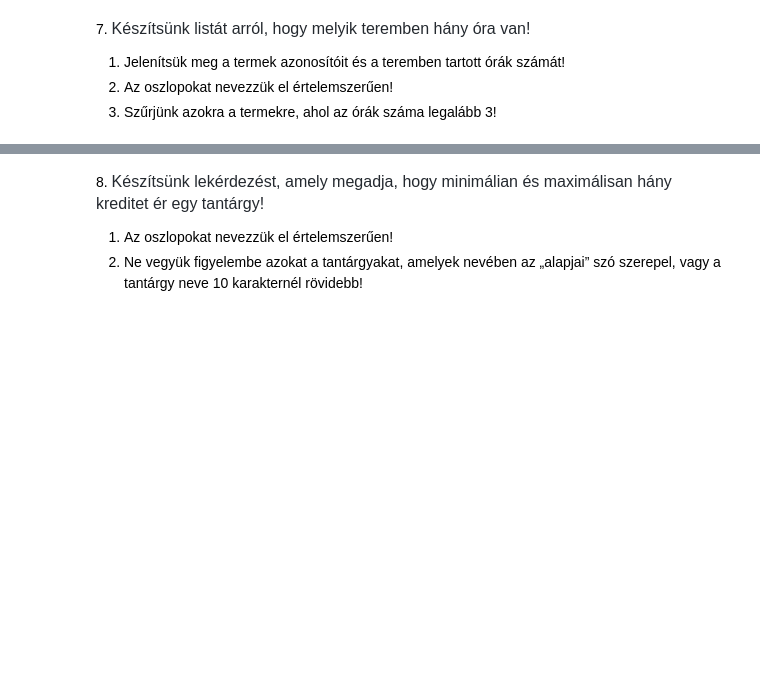
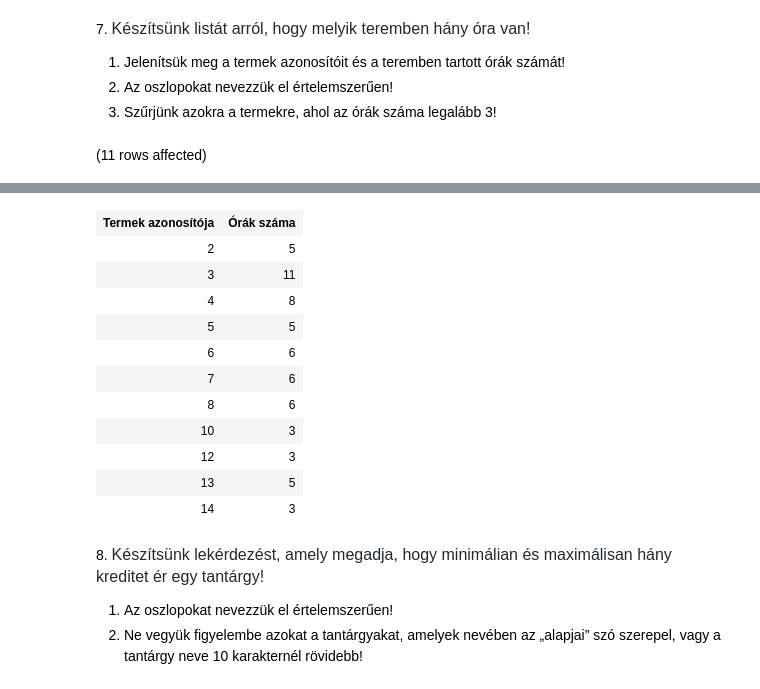
Before and after one commit to vargaakos12/fradi004, a Jupyter notebook: gyakorlat02_feladatok .ipynb, the cells around one changed output, grey strips where cells are left out. Cells and saved outputs as stored; diff of their text form; code cells hidden in the pictures; blank space fills up the shorter version.

```diff
--- a/gyakorlat02_feladatok .ipynb
+++ b/gyakorlat02_feladatok .ipynb
@@ -34,3 +73,11 @@ c. Szintén hagyjuk ki azokat a csoportokat, ahol a csoport elemszáma 3-nál ki
 1. Jelenítsük meg a termek azonosítóit és a teremben tartott órák számát!
 2. Az oszlopokat nevezzük el értelemszerűen!
 3. Szűrjünk azokra a termekre, ahol az órák száma legalább 3!
+# %%
+select terem as 'Termek azonosítója',
+        COUNT(*) as 'Órák száma'
+from Orak
+group by terem
+HAVING COUNT(*) > 2
+# %% [output]
+(11 rows affected)
@@ -37,3 +85,15 @@ c. Szintén hagyjuk ki azokat a csoportokat, ahol a csoport elemszáma 3-nál ki
+| Termek azonosítója | Órák száma |
+| 2 | 5 |
+| 3 | 11 |
+| 4 | 8 |
+| 5 | 5 |
+| 6 | 6 |
+| 7 | 6 |
+| 8 | 6 |
+| 10 | 3 |
+| 12 | 3 |
+| 13 | 5 |
+| 14 | 3 |
 # %% [markdown]
 8. <span style="color: rgb(36, 41, 47); font-family: -apple-system, BlinkMacSystemFont, &quot;Segoe UI&quot;, Helvetica, Arial, sans-serif, &quot;Apple Color Emoji&quot;, &quot;Segoe UI Emoji&quot;; font-size: 16px;">Készítsünk lekérdezést, amely megadja, hogy minimálian és maximálisan hány kreditet ér egy tantárgy!</span>
 
```
Also changed, not shown: parts of 4 cells of this notebook.
